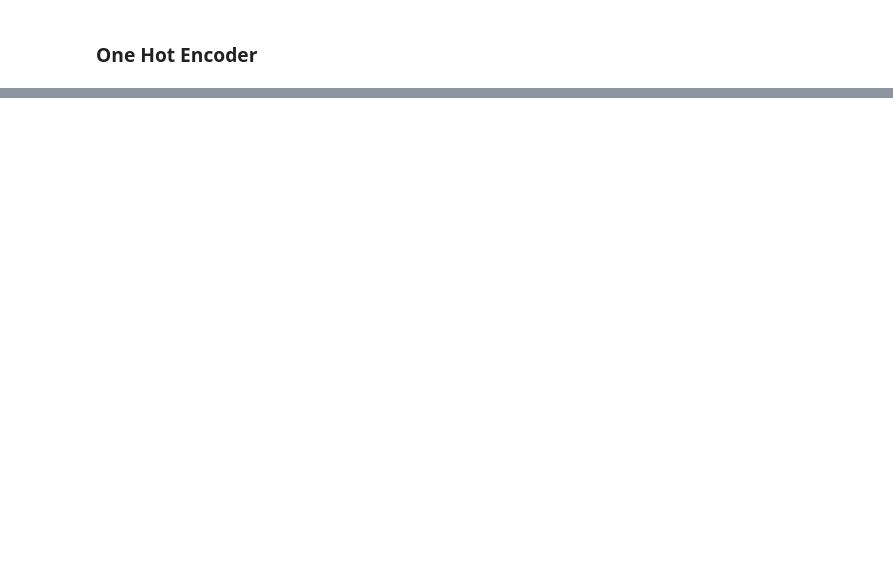
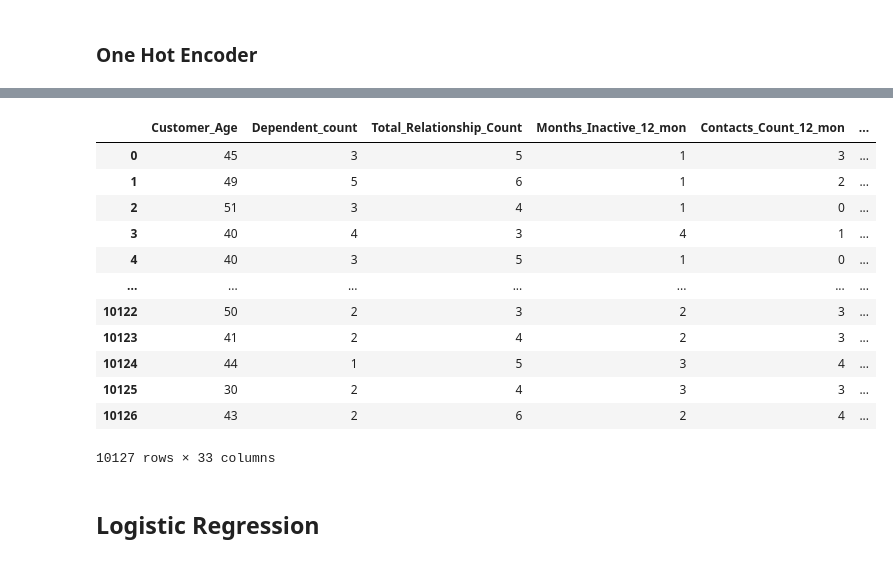
Before and after one commit to pedroernesto00/-CK0223---Mineracao-de-Dados---Trabalho-Final, a Jupyter notebook: Checkpoint #3.ipynb, the cells around one changed output, grey strips where cells are left out. Saved outputs shown, nothing was run; the diff lists cells and outputs as text; code cells hidden in the pictures; blank space fills up the shorter version.

```diff
--- a/Checkpoint #3.ipynb
+++ b/Checkpoint #3.ipynb
@@ -30,9 +56,13 @@ def one_hot_apply(df: pd.core.frame.DataFrame, features:list):
         reshaped_data = df[feature].values.reshape(len(df[feature]),1)
 
         categorys = np.sort(df[feature].unique())
+        categorys = [feature + "_" + c for c in categorys]
         encoded_feature = pd.DataFrame(encoder.fit_transform(reshaped_data), columns=categorys)
 
         df.drop(columns=[feature], inplace=True)
         df = pd.concat([df,encoded_feature], axis=1)
 
     return df
+# %%
+encoded_df = one_hot_apply(bank_df, ['Gender', 'Education_Level',
+       'Marital_Status', 'Income_Category'])
@@ -38,0 +73,38 @@ def one_hot_apply(df: pd.core.frame.DataFrame, features:list):
+# %%
+customer_class = []
+i = 0
+for _,row in encoded_df[["Attrition_Flag","Months_on_book"]].iterrows():
+    if row["Attrition_Flag"] == "Existing Customer":
+        i = 0
+    else:
+        i = 4
+
+    if row["Months_on_book"] <= 24:
+        i += 0
+    elif row["Months_on_book"] <= 36:
+        i += 1
+    elif row["Months_on_book"] <= 48:
+        i += 2
+    else:
+        i += 3
+
+    customer_class.append(i)
+# %%
+encoded_df["Customer_Class"] = customer_class
+# %%
+encoded_df.drop(columns=["CLIENTNUM", "Attrition_Flag", "Months_on_book", "Card_Category"], inplace=True)
+encoded_df
+# %% [output]
+|  | Customer_Age | Dependent_count | Total_Relationship_Count | Months_Inactive_12_mon | Contacts_Count_12_mon | ... |
+| 0 | 45 | 3 | 5 | 1 | 3 | ... |
+| 1 | 49 | 5 | 6 | 1 | 2 | ... |
+| 2 | 51 | 3 | 4 | 1 | 0 | ... |
+| 3 | 40 | 4 | 3 | 4 | 1 | ... |
+| 4 | 40 | 3 | 5 | 1 | 0 | ... |
+| ... | ... | ... | ... | ... | ... | ... |
+| 10122 | 50 | 2 | 3 | 2 | 3 | ... |
+| 10123 | 41 | 2 | 4 | 2 | 3 | ... |
+| 10124 | 44 | 1 | 5 | 3 | 4 | ... |
+| 10125 | 30 | 2 | 4 | 3 | 3 | ... |
+| 10126 | 43 | 2 | 6 | 2 | 4 | ... |
+10127 rows × 33 columns
@@ -38,0 +169,2 @@ def one_hot_apply(df: pd.core.frame.DataFrame, features:list):
+# %% [markdown]
+## Logistic Regression
```
Also changed, not shown: parts of 30 cells of this notebook.
